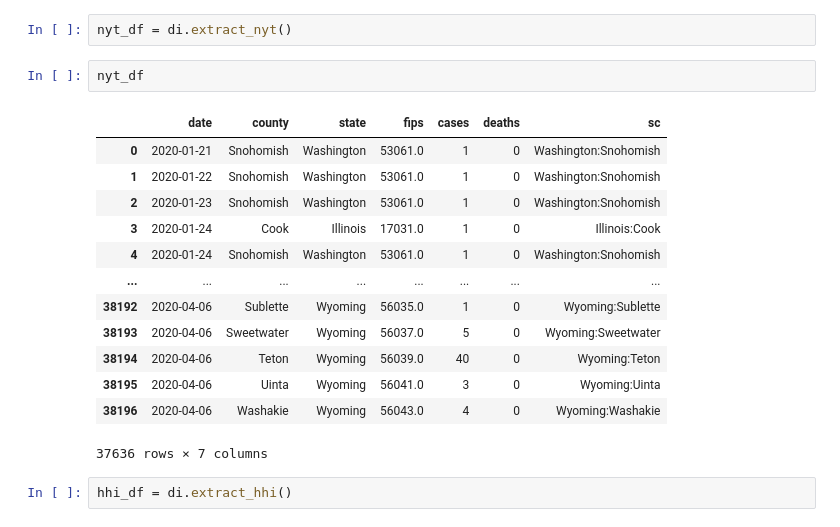
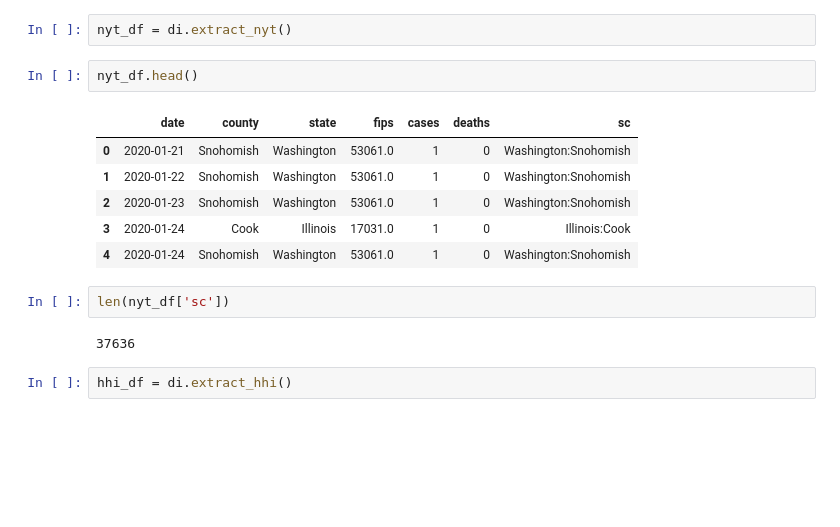
Before and after one commit to ian-branum/coronavirushotspots, a Jupyter notebook: EDA4 - Merging.ipynb, the cells around one changed output. Saved outputs shown, nothing was run; the diff lists cells and outputs as text; blank space fills up the shorter version.

```diff
--- a/EDA4 - Merging.ipynb
+++ b/EDA4 - Merging.ipynb
@@ -29,21 +29,18 @@ pd.set_option('display.max_columns', None)
 # %%
 nyt_df = di.extract_nyt()
 # %%
-nyt_df
+nyt_df.head()
 # %% [output]
 |  | date | county | state | fips | cases | deaths | sc |
 | 0 | 2020-01-21 | Snohomish | Washington | 53061.0 | 1 | 0 | Washington:Snohomish |
 | 1 | 2020-01-22 | Snohomish | Washington | 53061.0 | 1 | 0 | Washington:Snohomish |
 | 2 | 2020-01-23 | Snohomish | Washington | 53061.0 | 1 | 0 | Washington:Snohomish |
 | 3 | 2020-01-24 | Cook | Illinois | 17031.0 | 1 | 0 | Illinois:Cook |
 | 4 | 2020-01-24 | Snohomish | Washington | 53061.0 | 1 | 0 | Washington:Snohomish |
-| ... | ... | ... | ... | ... | ... | ... | ... |
-| 38192 | 2020-04-06 | Sublette | Wyoming | 56035.0 | 1 | 0 | Wyoming:Sublette |
-| 38193 | 2020-04-06 | Sweetwater | Wyoming | 56037.0 | 5 | 0 | Wyoming:Sweetwater |
-| 38194 | 2020-04-06 | Teton | Wyoming | 56039.0 | 40 | 0 | Wyoming:Teton |
-| 38195 | 2020-04-06 | Uinta | Wyoming | 56041.0 | 3 | 0 | Wyoming:Uinta |
-| 38196 | 2020-04-06 | Washakie | Wyoming | 56043.0 | 4 | 0 | Wyoming:Washakie |
-37636 rows × 7 columns
+# %%
+len(nyt_df['sc'])
+# %% [output]
+37636
 # %%
 hhi_df = di.extract_hhi()
 # %%
```
Also changed, not shown: parts of 10 cells of this notebook, 15 other files.
